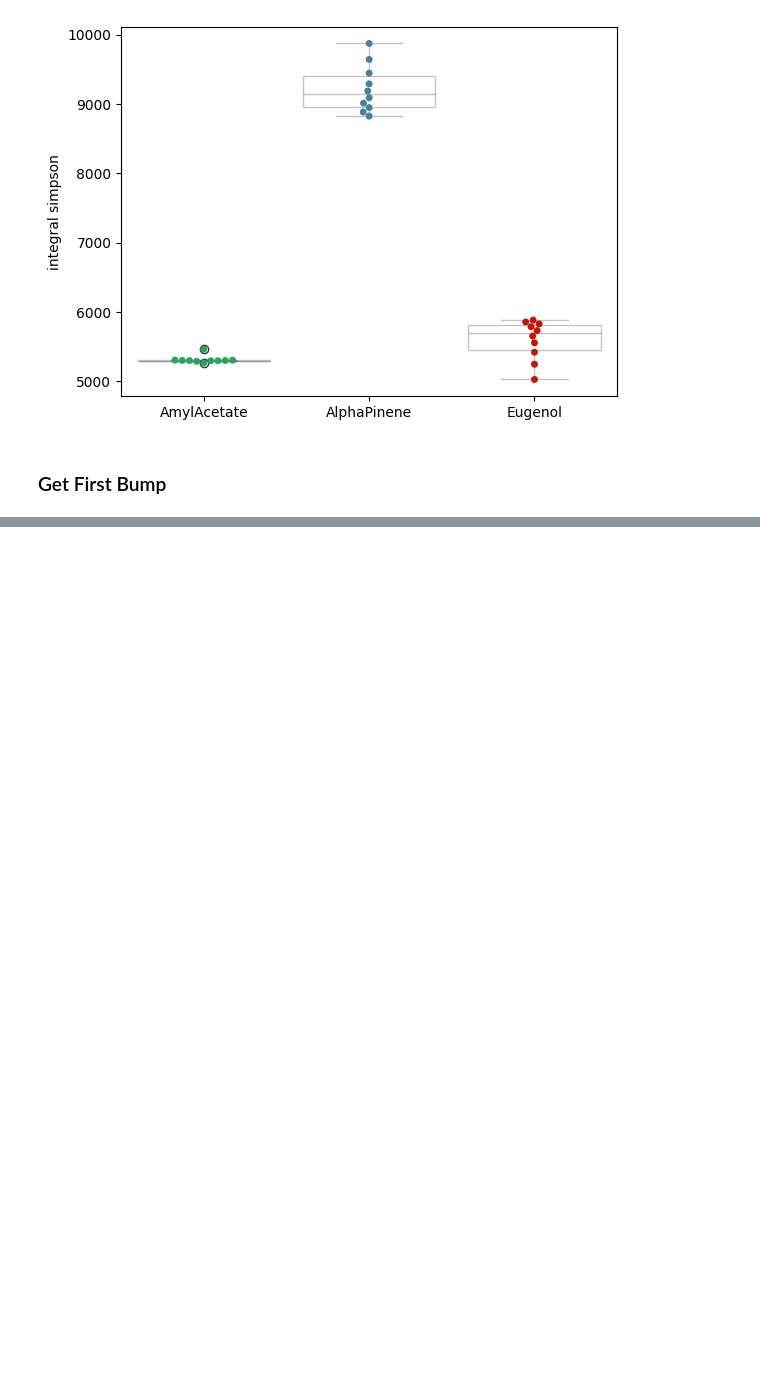
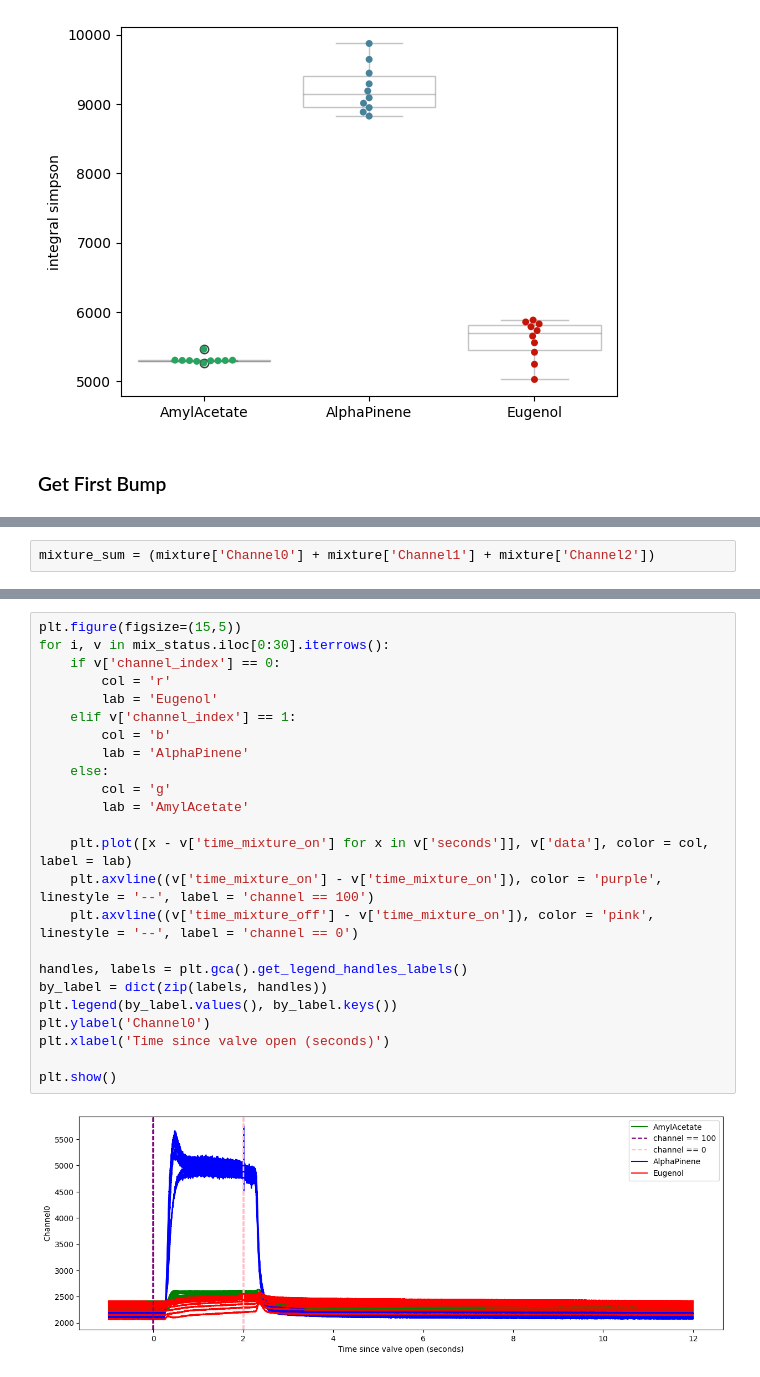
Before and after one commit to AllenNeuralDynamics/aind-behavior-rig-calibration, a Jupyter notebook: examples/olfacto_second_attempt.ipynb, the cells around one changed output, grey strips where cells are left out. Cells and saved outputs as stored; diff of their text form; blank space fills up the shorter version.

```diff
--- a/examples/olfacto_second_attempt.ipynb
+++ b/examples/olfacto_second_attempt.ipynb
@@ -659,0 +661,2 @@ plt.show()
+# %%
+mixture_sum = (mixture['Channel0'] + mixture['Channel1'] + mixture['Channel2'])
@@ -659,0 +741,26 @@ plt.show()
+# %%
+plt.figure(figsize=(15,5))
+for i, v in mix_status.iloc[0:30].iterrows():
+    if v['channel_index'] == 0:
+        col = 'r'
+        lab = 'Eugenol'
+    elif v['channel_index'] == 1:
+        col = 'b'
+        lab = 'AlphaPinene'
+    else:
+        col = 'g'
+        lab = 'AmylAcetate'
+
+    plt.plot([x - v['time_mixture_on'] for x in v['seconds']], v['data'], color = col, label = lab)
+    plt.axvline((v['time_mixture_on'] - v['time_mixture_on']), color = 'purple', linestyle = '--', label = 'channel == 100')
+    plt.axvline((v['time_mixture_off'] - v['time_mixture_on']), color = 'pink', linestyle = '--', label = 'channel == 0')
+
+handles, labels = plt.gca().get_legend_handles_labels()
+by_label = dict(zip(labels, handles))
+plt.legend(by_label.values(), by_label.keys())
+plt.ylabel('Channel0')
+plt.xlabel('Time since valve open (seconds)')
+
+plt.show()
+# %% [output]
+[figure, added]
```
Also changed, not shown: parts of 71 cells of this notebook.
